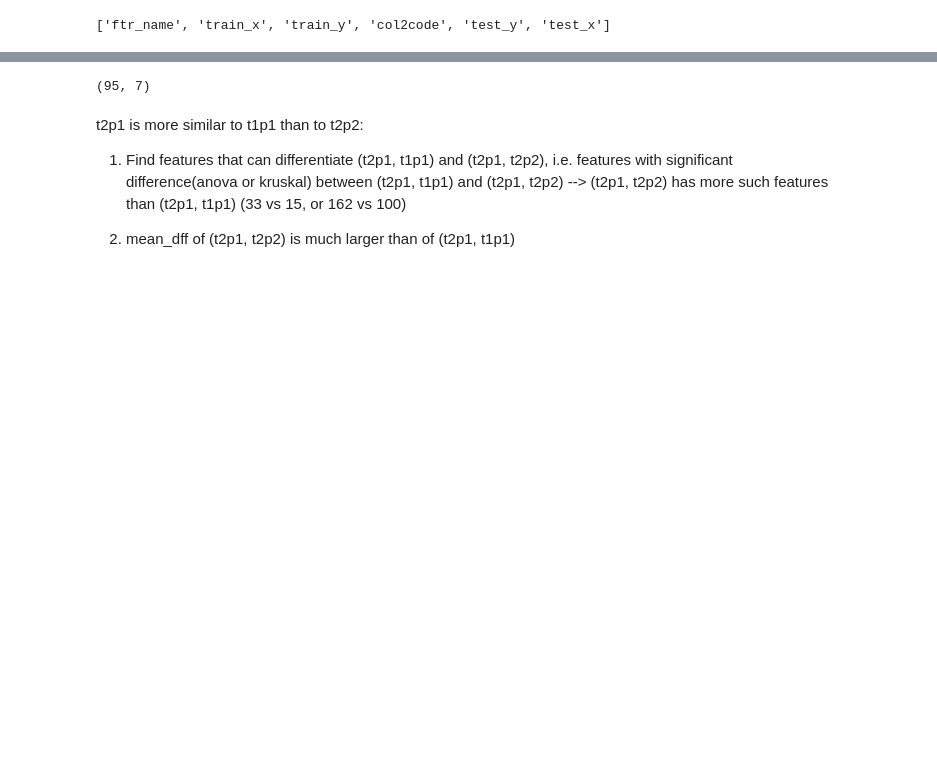
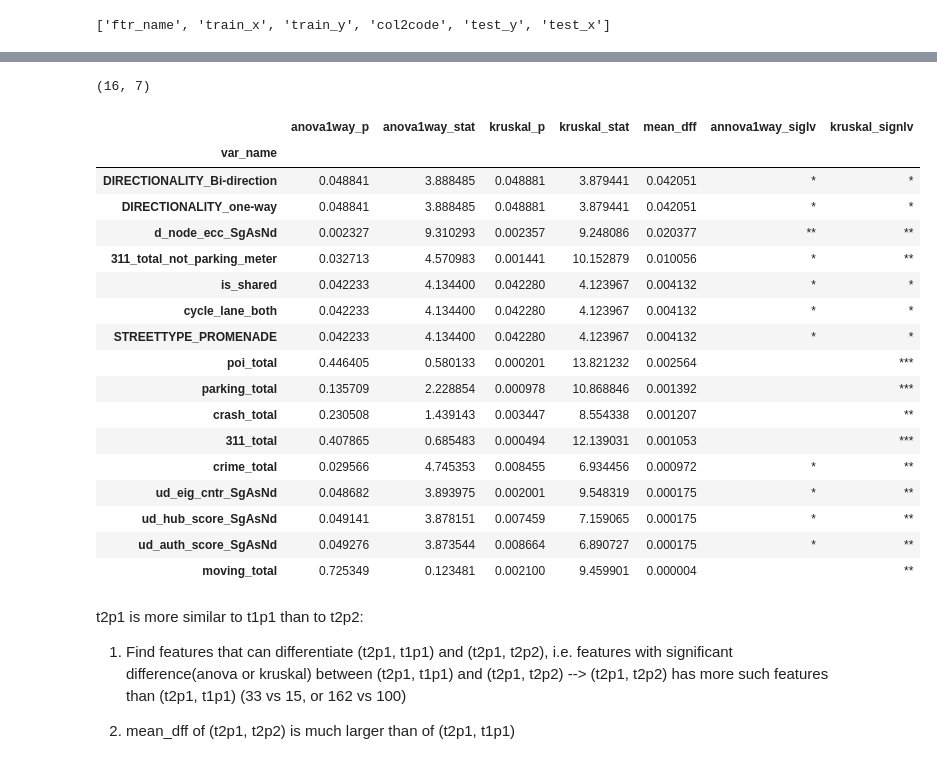
Before and after one commit to JHWu92/Cycling_safety, a Jupyter notebook: open_data_analysis/ANA-PRED - LTS.ipynb, the cells around one changed output, grey strips where cells are left out. Cells and saved outputs as stored; diff of their text form; code cells hidden in the pictures; blank space fills up the shorter version.

```diff
--- a/open_data_analysis/ANA-PRED - LTS.ipynb
+++ b/open_data_analysis/ANA-PRED - LTS.ipynb
@@ -158,12 +172,30 @@ invalid value encountered in double_scalars
 # %%
 target_tp = [(2, 1), (1, 1)]
 df = ftr_diff_stat_test(fitted_model, test_x, test_y, target_tp)
 mask = (df.annova1way_siglv!='') | (df.kruskal_signlv!='')
 true12_pred1 = df[mask].mean_dff.reset_index().values
 print df[mask].shape
-# df[mask]
+df[mask]
 # %% [output]
-(95, 7)
+(16, 7)
+|  | anova1way_p | anova1way_stat | kruskal_p | kruskal_stat | mean_dff | annova1way_siglv | kruskal_signlv |
+| var_name |  |  |  |  |  |  |  |
+| DIRECTIONALITY_Bi-direction | 0.048841 | 3.888485 | 0.048881 | 3.879441 | 0.042051 | * | * |
+| DIRECTIONALITY_one-way | 0.048841 | 3.888485 | 0.048881 | 3.879441 | 0.042051 | * | * |
+| d_node_ecc_SgAsNd | 0.002327 | 9.310293 | 0.002357 | 9.248086 | 0.020377 | ** | ** |
+| 311_total_not_parking_meter | 0.032713 | 4.570983 | 0.001441 | 10.152879 | 0.010056 | * | ** |
+| is_shared | 0.042233 | 4.134400 | 0.042280 | 4.123967 | 0.004132 | * | * |
+| cycle_lane_both | 0.042233 | 4.134400 | 0.042280 | 4.123967 | 0.004132 | * | * |
+| STREETTYPE_PROMENADE | 0.042233 | 4.134400 | 0.042280 | 4.123967 | 0.004132 | * | * |
+| poi_total | 0.446405 | 0.580133 | 0.000201 | 13.821232 | 0.002564 |  | *** |
+| parking_total | 0.135709 | 2.228854 | 0.000978 | 10.868846 | 0.001392 |  | *** |
+| crash_total | 0.230508 | 1.439143 | 0.003447 | 8.554338 | 0.001207 |  | ** |
+| 311_total | 0.407865 | 0.685483 | 0.000494 | 12.139031 | 0.001053 |  | *** |
+| crime_total | 0.029566 | 4.745353 | 0.008455 | 6.934456 | 0.000972 | * | ** |
+| ud_eig_cntr_SgAsNd | 0.048682 | 3.893975 | 0.002001 | 9.548319 | 0.000175 | * | ** |
+| ud_hub_score_SgAsNd | 0.049141 | 3.878151 | 0.007459 | 7.159065 | 0.000175 | * | ** |
+| ud_auth_score_SgAsNd | 0.049276 | 3.873544 | 0.008664 | 6.890727 | 0.000175 | * | ** |
+| moving_total | 0.725349 | 0.123481 | 0.002100 | 9.459901 | 0.000004 |  | ** |
 # %% [markdown]
 t2p1 is more similar to t1p1 than to t2p2:
 
```
Also changed, not shown: parts of 3 cells of this notebook.
